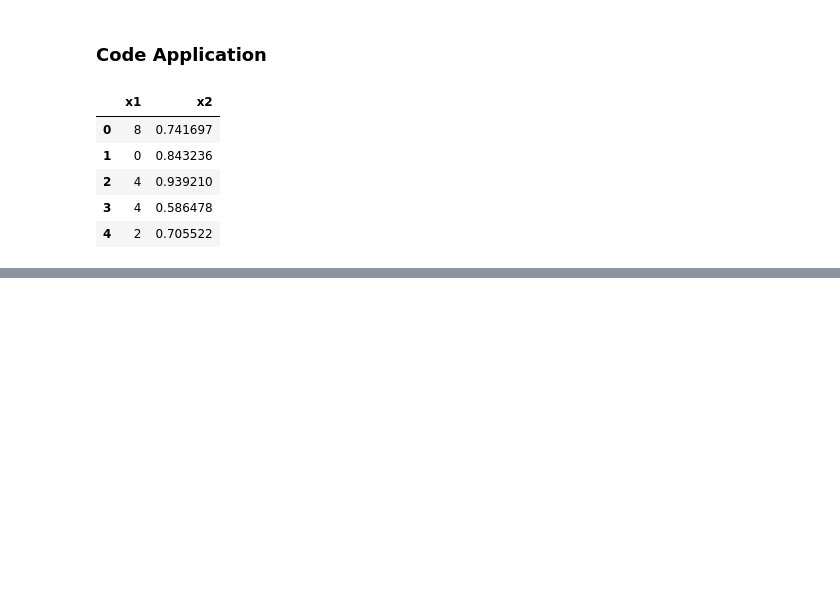
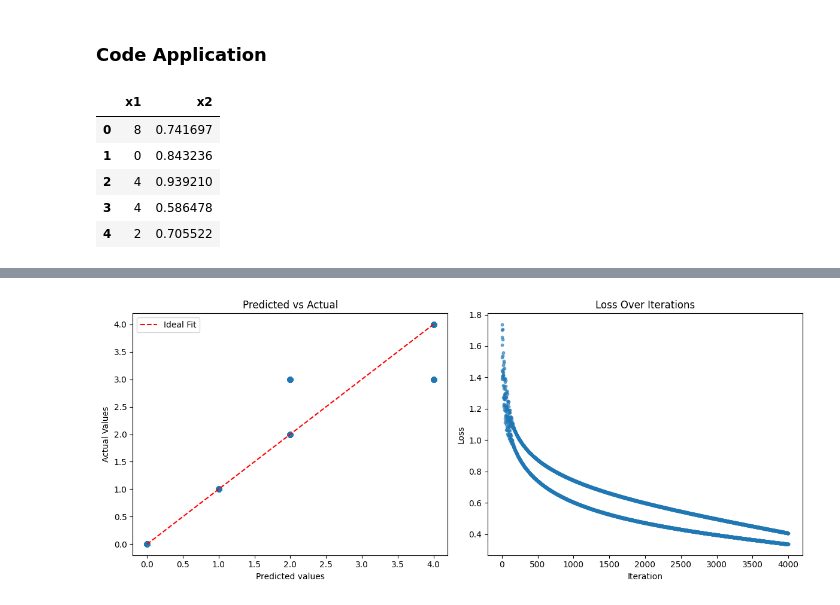
Before and after one commit to DomingoPC/ml-models, a Jupyter notebook: logistic-regression.ipynb, the cells around one changed output, grey strips where cells are left out. Saved outputs shown, nothing was run; the diff lists cells and outputs as text; code cells hidden in the pictures; blank space fills up the shorter version.

Commit message:
plot for Multinomial Logistic Regression + Log-Loss calculation

```diff
--- a/logistic-regression.ipynb
+++ b/logistic-regression.ipynb
@@ -725,5 +754,7 @@ class multinomial_logistic_regression():
 # %%
-multinomial = multinomial_logistic_regression(iterations=1000)
+multinomial = multinomial_logistic_regression(
+    iterations=4000, learning_rate = 1e-4
+)
 multinomial.fit(X = X.values, y = y)
 pred = multinomial.predict(X)
 
@@ -755,0 +787,4 @@ F1-Score:        0.4753694965792052
+# %%
+multinomial.plot(X, y)
+# %% [output]
+[figure, added]
```
Also changed, not shown: parts of 3 cells of this notebook.
